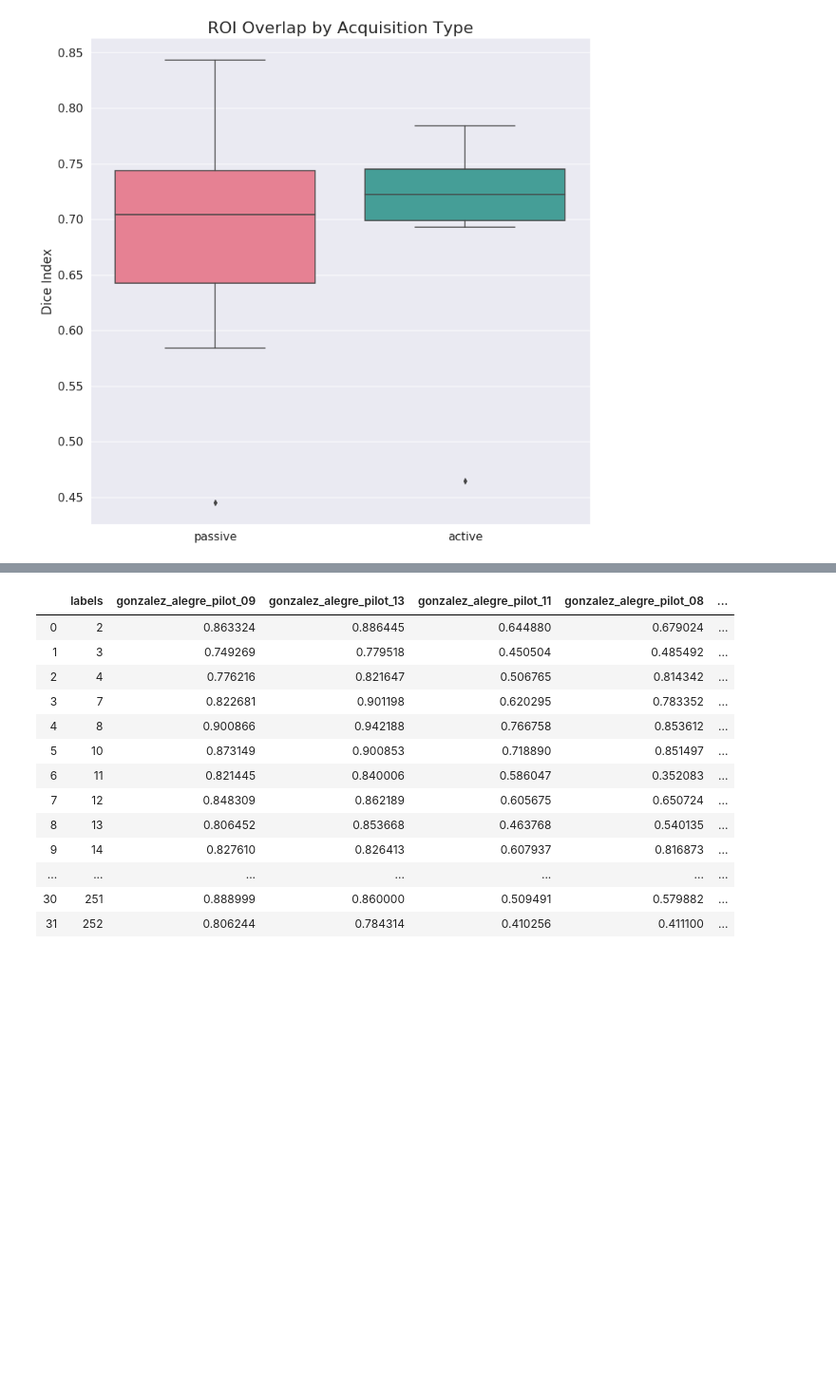
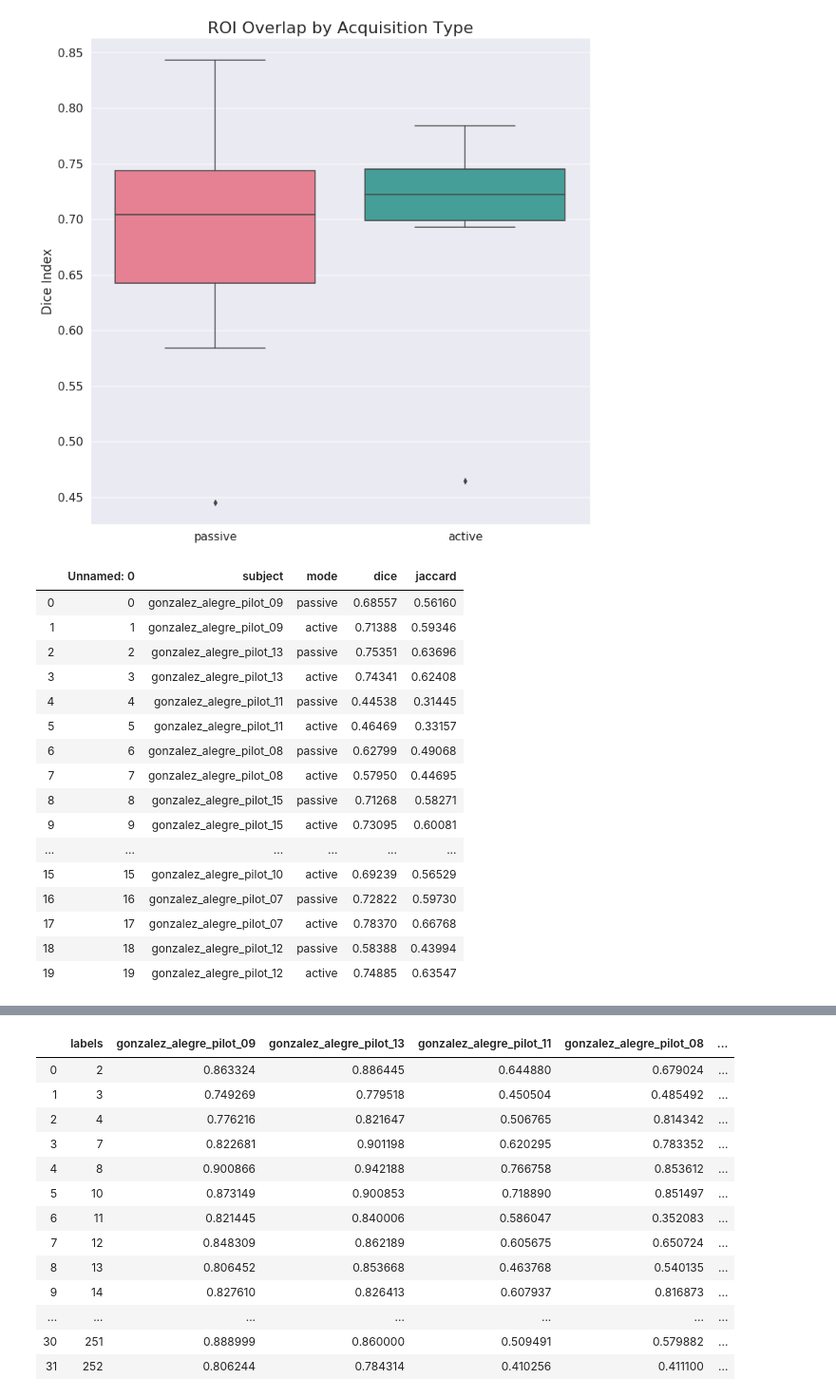
Before and after one commit to willtack/RMS-vNAV, a Jupyter notebook: analysis.ipynb, the cells around one changed output, grey strips where cells are left out. Shown: that part at 95% size. Saved outputs shown, nothing was run; the diff lists cells and outputs as text; code cells hidden in the pictures; blank space fills up the shorter version.

```diff
--- a/analysis.ipynb
+++ b/analysis.ipynb
@@ -61,3 +38,23 @@ cat2.set_ylabel("Dice Index")
 plt.savefig("svgs/moco_dice.svg")
 # %% [output]
 [figure]
+# %%
+df3
+# %% [output]
+|  | Unnamed: 0 | subject | mode | dice | jaccard |
+| 0 | 0 | gonzalez_alegre_pilot_09 | passive | 0.68557 | 0.56160 |
+| 1 | 1 | gonzalez_alegre_pilot_09 | active | 0.71388 | 0.59346 |
+| 2 | 2 | gonzalez_alegre_pilot_13 | passive | 0.75351 | 0.63696 |
+| 3 | 3 | gonzalez_alegre_pilot_13 | active | 0.74341 | 0.62408 |
+| 4 | 4 | gonzalez_alegre_pilot_11 | passive | 0.44538 | 0.31445 |
+| 5 | 5 | gonzalez_alegre_pilot_11 | active | 0.46469 | 0.33157 |
+| 6 | 6 | gonzalez_alegre_pilot_08 | passive | 0.62799 | 0.49068 |
+| 7 | 7 | gonzalez_alegre_pilot_08 | active | 0.57950 | 0.44695 |
+| 8 | 8 | gonzalez_alegre_pilot_15 | passive | 0.71268 | 0.58271 |
+| 9 | 9 | gonzalez_alegre_pilot_15 | active | 0.73095 | 0.60081 |
+| ... | ... | ... | ... | ... | ... |
+| 15 | 15 | gonzalez_alegre_pilot_10 | active | 0.69239 | 0.56529 |
+| 16 | 16 | gonzalez_alegre_pilot_07 | passive | 0.72822 | 0.59730 |
+| 17 | 17 | gonzalez_alegre_pilot_07 | active | 0.78370 | 0.66768 |
+| 18 | 18 | gonzalez_alegre_pilot_12 | passive | 0.58388 | 0.43994 |
+| 19 | 19 | gonzalez_alegre_pilot_12 | active | 0.74885 | 0.63547 |
```
Also changed, not shown: parts of 6 cells of this notebook, 27 other files.
